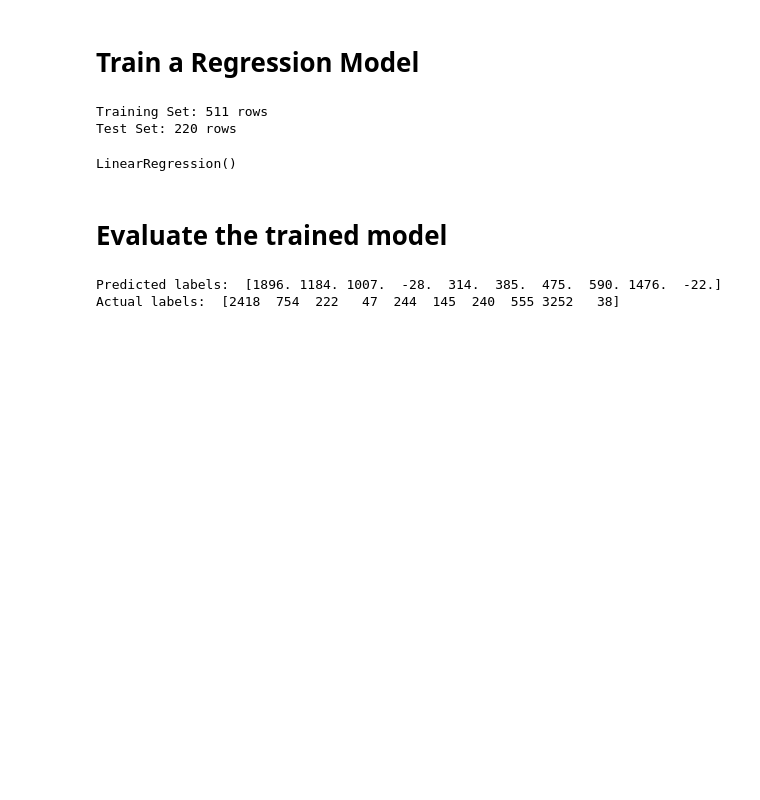
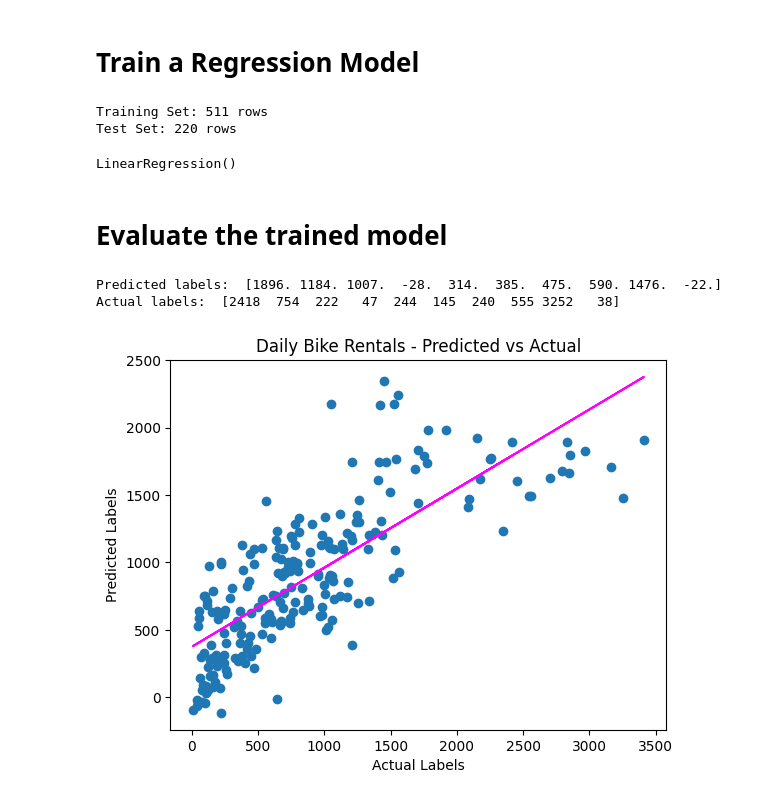
Before and after one commit to coder7475/ml-fundamentals, a Jupyter notebook: notebooks/ml_fundamentals/Understanding_supervised_regression_model.ipynb, the cells around one changed output. Drawn from its saved outputs; the diff is of its cells as text; code cells hidden in the pictures; blank space fills up the shorter version.

Commit message:
feat: add visualization of predicted vs actual values in supervised regression notebook, including analysis of model residuals for improved understanding of prediction accuracy

```diff
--- a/notebooks/ml_fundamentals/Understanding_supervised_regression_model.ipynb
+++ b/notebooks/ml_fundamentals/Understanding_supervised_regression_model.ipynb
@@ -284,3 +284,17 @@ print('Actual labels: ', y_test[:10])
 # %% [output]
 Predicted labels:  [1896. 1184. 1007.  -28.  314.  385.  475.  590. 1476.  -22.]
 Actual labels:  [2418  754  222   47  244  145  240  555 3252   38]
+# %%
+# Visualize the predicted vs actual values
+
+plt.scatter(y_test, predictions)
+plt.xlabel('Actual Labels')
+plt.ylabel('Predicted Labels')
+plt.title('Daily Bike Rentals - Predicted vs Actual')
+# Overlay the regression line
+z = np.polyfit(y_test, predictions, 1)
+p = np.poly1d(z)
+plt.plot(y_test,p(y_test), color='magenta')
+plt.show()
+# %% [output]
+[figure, added]
```
Also changed, not shown: parts of 1 cell of this notebook.
